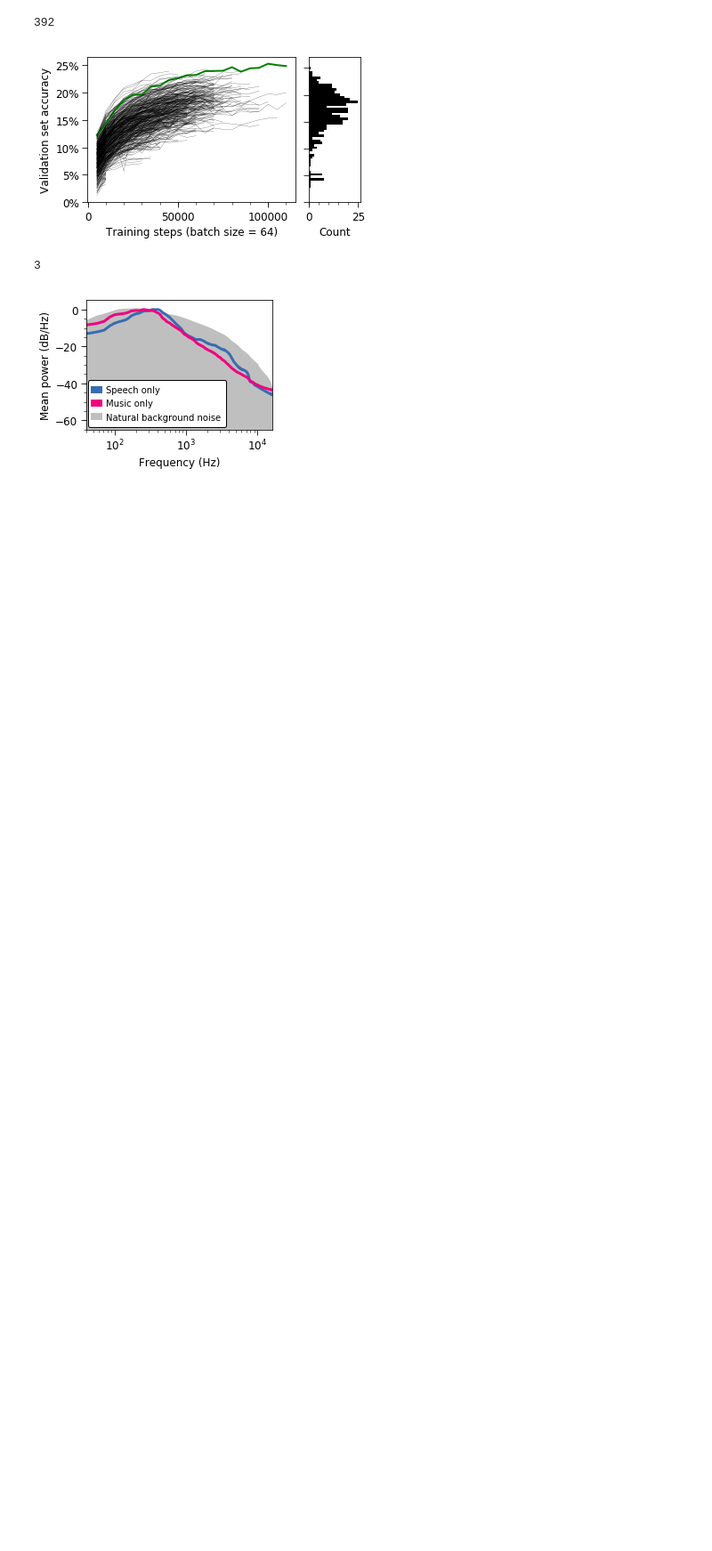
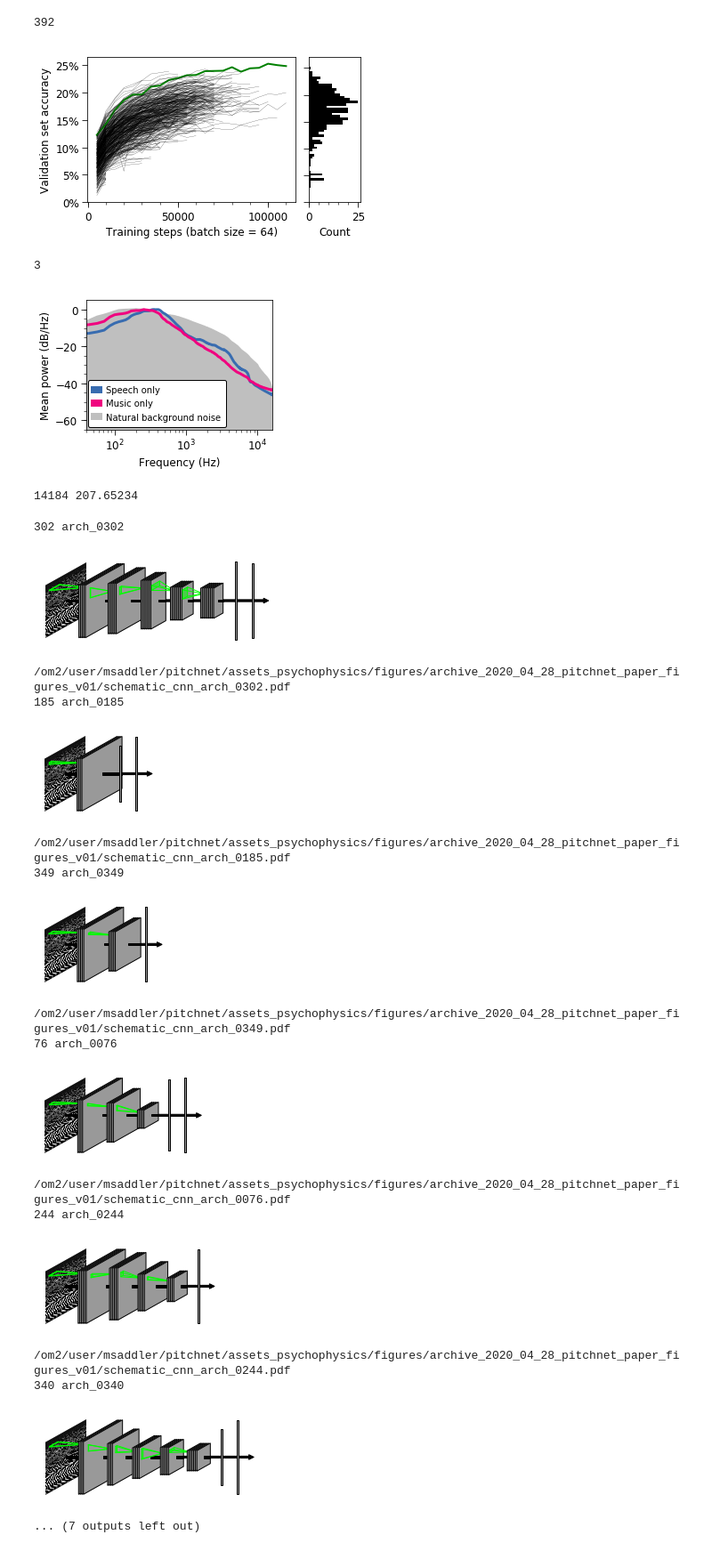
Before and after one commit to msaddler/pitchnet, a Jupyter notebook: notebook_figures_stimuli.ipynb, the cells around one changed output. Shown at 89% size. Drawn from its saved outputs; the diff is of its cells as text; code cells hidden in the pictures; blank space fills up the shorter version.

```diff
--- a/notebook_figures_stimuli.ipynb
+++ b/notebook_figures_stimuli.ipynb
@@ -1294,7 +1294,7 @@ kwargs_nervegram_meanrates = {
     },
 }
 
-fn = '/om/scratch/Tue/msaddler/data_pitchnet/PND_v08/noise_TLAS_snr_neg10pos10/PND_sr32000_v08_0000000-0021000.hdf5'
+fn = '/om/scratch/Mon/msaddler/data_pitchnet/PND_v08/noise_TLAS_snr_neg10pos10/PND_sr32000_v08_0000000-0021000.hdf5'
 f = h5py.File(fn, 'r')
 IDX = 14184#np.random.randint(f['stimuli/signal'].shape[0])
 signal = f['stimuli/signal'][IDX]
@@ -1311,6 +1311,8 @@ y = util_stimuli.set_dBSPL(y, dBSPL)
 
 out_dict = bez2018model.nervegram_meanrates(y, sr, **kwargs_nervegram_meanrates)
 print(IDX, f0)
+# %% [output]
+14184 207.65234
 # %%
 # CNN drawing
 
@@ -1323,40 +1325,59 @@ import numpy as np
 %matplotlib inline
 import matplotlib.pyplot as plt
 
 sys.path.append('/om2/user/msaddler/python-packages/msutil')
 import util_figures_cnn
 importlib.reload(util_figures_cnn)
 
 
-brain_arch_fn = '/om/scratch/Tue/msaddler/pitchnet/saved_models/arch_search_v01_arch_0302_manipulations_v03/arch_0302_{:04.0f}/brain_arch.json'
+brain_arch_fn = '/om/scratch/Mon/msaddler/pitchnet/saved_models/arch_search_v01_arch_0302_manipulations_v03/arch_0302_{:04.0f}/brain_arch.json'
 # for ARCH_N in [0, 3, 6, 9, 19, 29]:
-brain_arch_fn = '/om/scratch/Tue/msaddler/pitchnet/saved_models/arch_search_v01/arch_{:04.0f}/brain_arch.json'
+brain_arch_fn = '/om/scratch/Mon/msaddler/pitchnet/saved_models/arch_search_v01/arch_{:04.0f}/brain_arch.json'
 # for ARCH_N in [302] + np.random.randint(0, 302, 20).tolist():
 # for ARCH_N in [280, 373, 286, 208, 302, 291, 346, 259]:
-# for ARCH_N in [302] + [185, 349, 76, 244, 340, 277, 307, 289]:
-for ARCH_N in [302, 208, 373, 270, 97, 245, 287, 87, 325, 285]:
+for ARCH_N in [302] + [185, 349, 76, 244, 340, 277, 307, 289]:
+# for ARCH_N in [302, 208, 373, 270, 97, 245, 287, 87, 325, 285]:
     layer_list = util_figures_cnn.process_cnn_layer_list(brain_arch_fn.format(ARCH_N))
     ARCH_NAME = os.path.basename(os.path.dirname(brain_arch_fn.format(ARCH_N)))
     print(ARCH_N, ARCH_NAME)
 
     fig, ax = plt.subplots(nrows=1, ncols=1, figsize=(1, 1))
     ax = util_figures_cnn.draw_cnn_from_layer_list(ax, layer_list,
                                                    deg_scale_x=60,
                                                    deg_skew_y=30,
                                                    scaling_w='log2',
                                                    scaling_h='log2',
                                                    scaling_n='log2',
                                                    input_image=np.squeeze(out_dict['meanrates']))
 
     [xb, yb, dxb, dyb] = ax.dataLim.bounds
     fig_factor = 6
     fig.set_size_inches(dxb/fig_factor, dyb/fig_factor)
 
     plt.show()
 
-#     save_fn = os.path.join(save_dir, 'tmp_schematic_cnn_{}.pdf'.format(ARCH_NAME))
-#     fig.savefig(save_fn, bbox_inches='tight', pad_inches=0, transparent=True)
-#     print(save_fn)
+    save_fn = os.path.join(save_dir, 'schematic_cnn_{}.pdf'.format(ARCH_NAME))
+    fig.savefig(save_fn, bbox_inches='tight', pad_inches=0, transparent=True)
+    print(save_fn)
+# %% [output]
+302 arch_0302
+[figure, added]
+/om2/user/msaddler/pitchnet/assets_psychophysics/figures/archive_2020_04_28_pitchnet_paper_figures_v01/schematic_cnn_arch_0302.pdf
+185 arch_0185
+[figure, added]
+/om2/user/msaddler/pitchnet/assets_psychophysics/figures/archive_2020_04_28_pitchnet_paper_figures_v01/schematic_cnn_arch_0185.pdf
+349 arch_0349
+[figure, added]
+/om2/user/msaddler/pitchnet/assets_psychophysics/figures/archive_2020_04_28_pitchnet_paper_figures_v01/schematic_cnn_arch_0349.pdf
+76 arch_0076
+[figure, added]
+/om2/user/msaddler/pitchnet/assets_psychophysics/figures/archive_2020_04_28_pitchnet_paper_figures_v01/schematic_cnn_arch_0076.pdf
+244 arch_0244
+[figure, added]
+/om2/user/msaddler/pitchnet/assets_psychophysics/figures/archive_2020_04_28_pitchnet_paper_figures_v01/schematic_cnn_arch_0244.pdf
+340 arch_0340
+[figure, added]
+... (7 outputs left out)
 # %%
 import matplotlib.cm
 import matplotlib.colors
```
Also changed, not shown: 1 other file.
